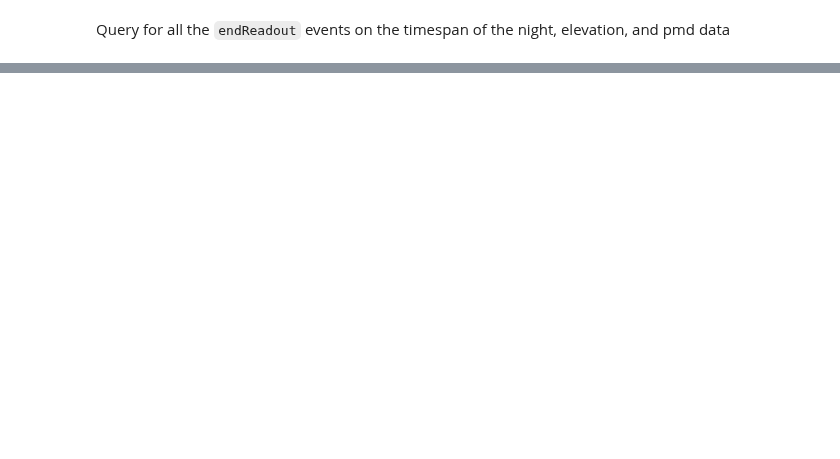
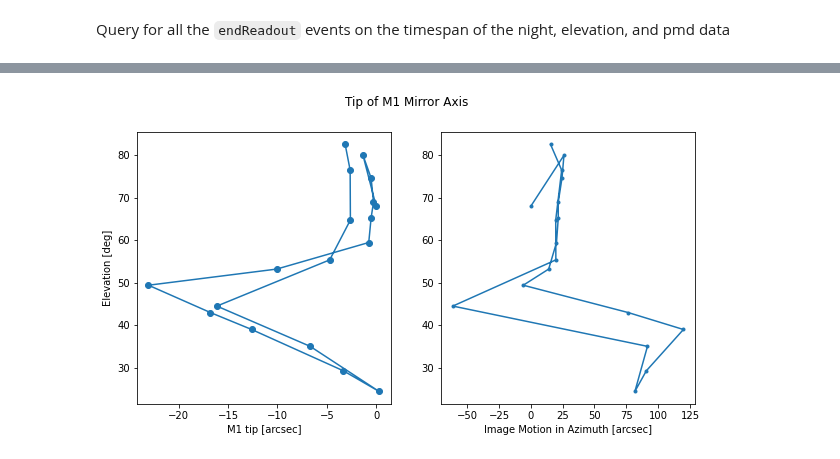
Before and after one commit to lsst-ts/ts_notebooks, a Jupyter notebook: pingraham/summit_notebooks/AT_20210607/M1_Mirror_motion.ipynb, the cells around one changed output, grey strips where cells are left out. Saved outputs shown, nothing was run; the diff lists cells and outputs as text; code cells hidden in the pictures; blank space fills up the shorter version.

```diff
--- a/pingraham/summit_notebooks/AT_20210607/M1_Mirror_motion.ipynb
+++ b/pingraham/summit_notebooks/AT_20210607/M1_Mirror_motion.ipynb
@@ -53,0 +411,21 @@ len(pmd)
+# %%
+fig, (ax1, ax2) = plt.subplots(1, 2,figsize=(10, 5))
+fig.suptitle('Tip of M1 Mirror Axis')
+xvals = (calc_data.m1_tip) # um
+yvals = calc_data.elevationCalculatedAngle1
+
+ax1.plot(xvals, yvals, 'o-')
+ax1.set_ylabel('Elevation [deg]')
+ax1.set_xlabel('M1 tip [arcsec]')
+
+xvals=calc_data.azShift
+ax2.plot(xvals,yvals, '.-')
+ax2.set_xlabel('Image Motion in Azimuth [arcsec]')
+
+# xvals=calc_data.elShift
+# ax4.plot(xvals,yvals, '.-')
+# ax4.set_xlabel('Image Motion in Elevation [arcsec]')
+
+plt.show()
+# %% [output]
+[figure, added]
```
Also changed, not shown: parts of 43 cells of this notebook.
